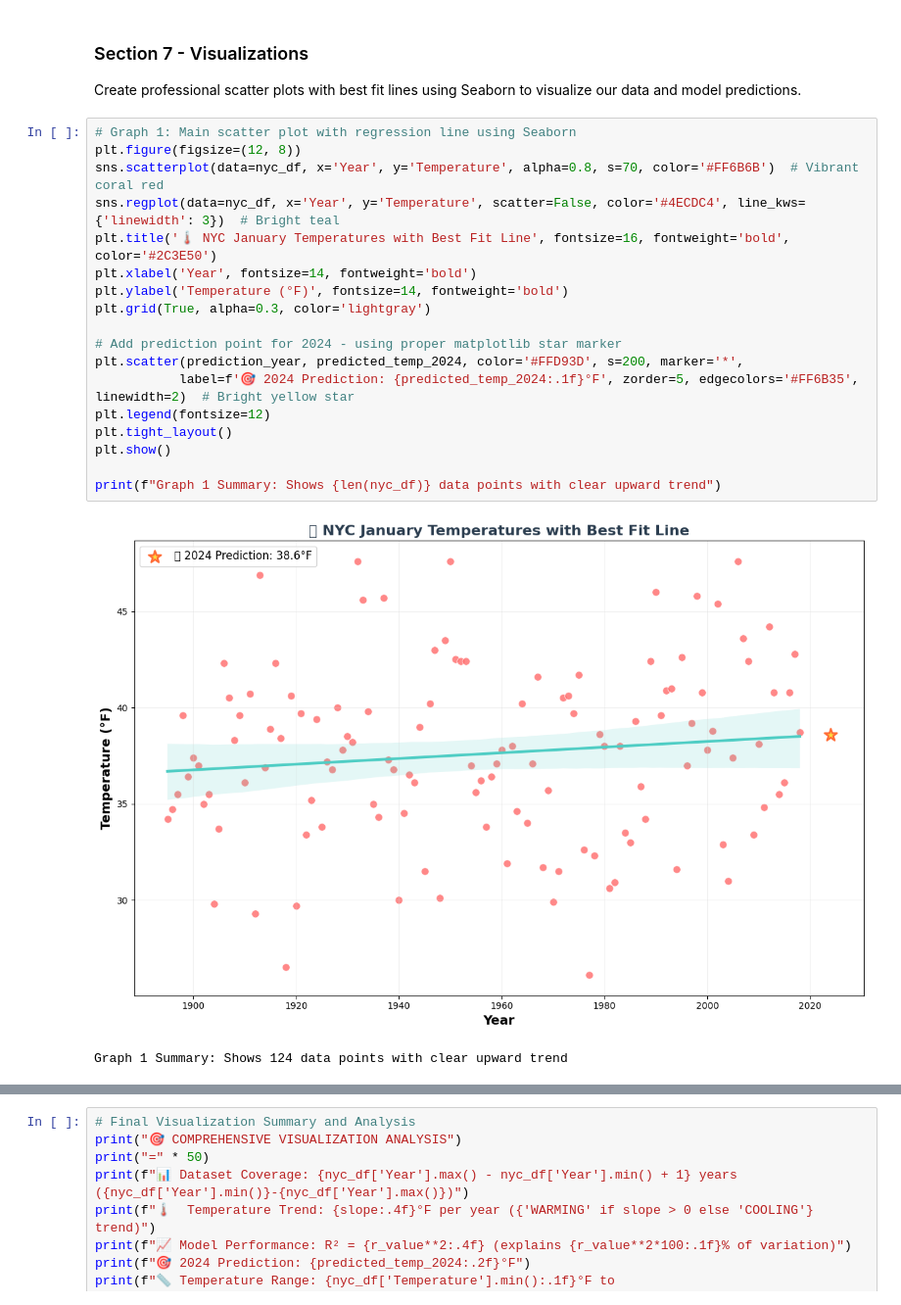
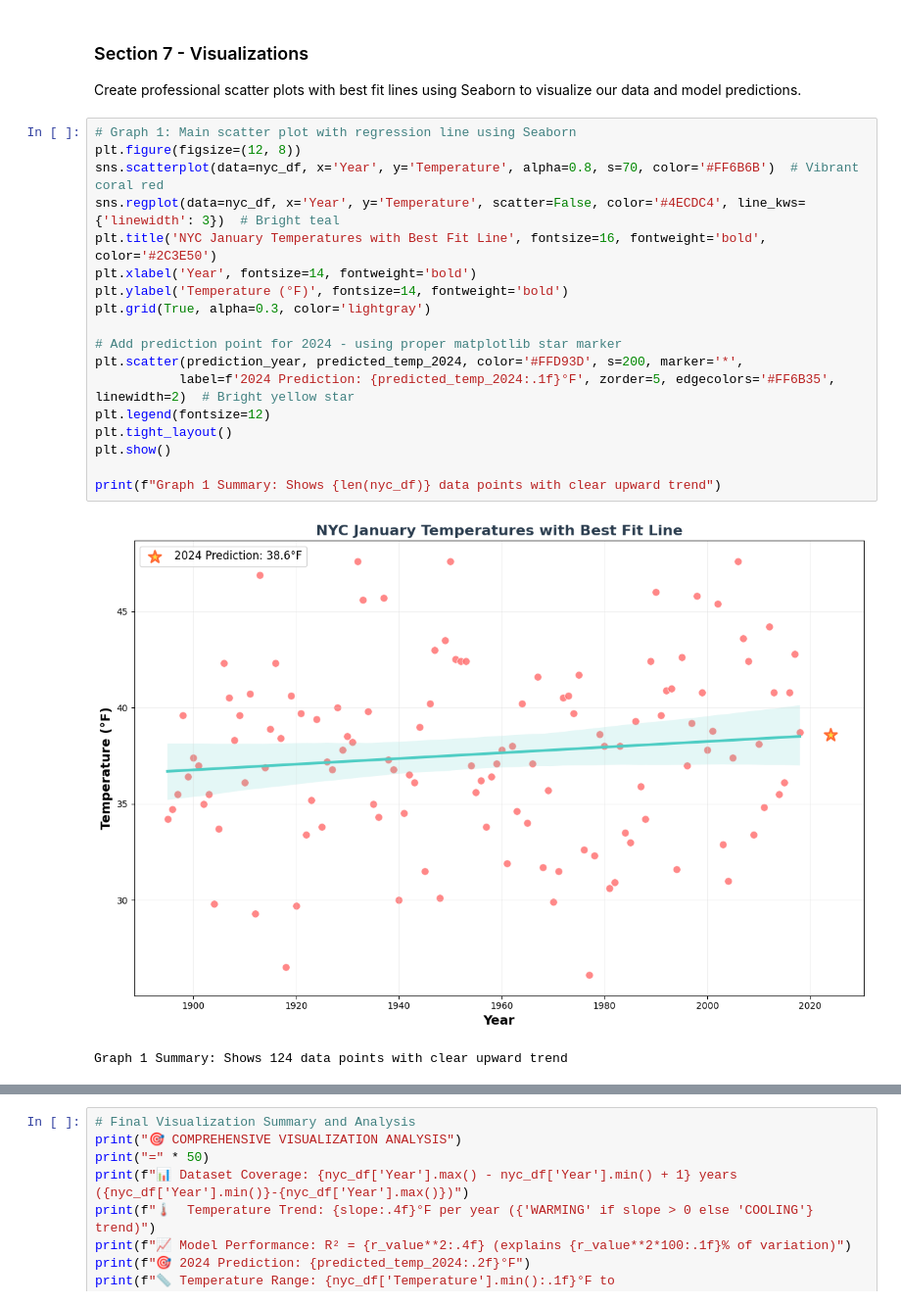
Before and after one commit to ksteele3712/datafun-07_ml, a Jupyter notebook: kristinesteele_ml.ipynb, the cells around one changed output, grey strips where cells are left out. Shown at 98% size. Drawn from its saved outputs; the diff is of its cells as text.

Commit message:
Remove problematic emojis from plot titles and re-execute all visualization cells - completely clean output

```diff
--- a/kristinesteele_ml.ipynb
+++ b/kristinesteele_ml.ipynb
@@ -474,23 +474,23 @@ Create professional scatter plots with best fit lines using Seaborn to visualize
 # %%
 # Graph 1: Main scatter plot with regression line using Seaborn
 plt.figure(figsize=(12, 8))
 sns.scatterplot(data=nyc_df, x='Year', y='Temperature', alpha=0.8, s=70, color='#FF6B6B')  # Vibrant coral red
 sns.regplot(data=nyc_df, x='Year', y='Temperature', scatter=False, color='#4ECDC4', line_kws={'linewidth': 3})  # Bright teal
-plt.title('🌡️ NYC January Temperatures with Best Fit Line', fontsize=16, fontweight='bold', color='#2C3E50')
+plt.title('NYC January Temperatures with Best Fit Line', fontsize=16, fontweight='bold', color='#2C3E50')
 plt.xlabel('Year', fontsize=14, fontweight='bold')
 plt.ylabel('Temperature (°F)', fontsize=14, fontweight='bold')
 plt.grid(True, alpha=0.3, color='lightgray')
 
 # Add prediction point for 2024 - using proper matplotlib star marker
 plt.scatter(prediction_year, predicted_temp_2024, color='#FFD93D', s=200, marker='*',
-           label=f'🎯 2024 Prediction: {predicted_temp_2024:.1f}°F', zorder=5, edgecolors='#FF6B35', linewidth=2)  # Bright yellow star
+           label=f'2024 Prediction: {predicted_temp_2024:.1f}°F', zorder=5, edgecolors='#FF6B35', linewidth=2)  # Bright yellow star
 plt.legend(fontsize=12)
 plt.tight_layout()
 plt.show()
 
 print(f"Graph 1 Summary: Shows {len(nyc_df)} data points with clear upward trend")
 # %% [output]
-[figure, old version]
+[figure, new version]
 Graph 1 Summary: Shows 124 data points with clear upward trend
 # %%
 # Graph 2: Residuals plot - shows prediction errors
```
Also changed, not shown: parts of 4 cells of this notebook.
